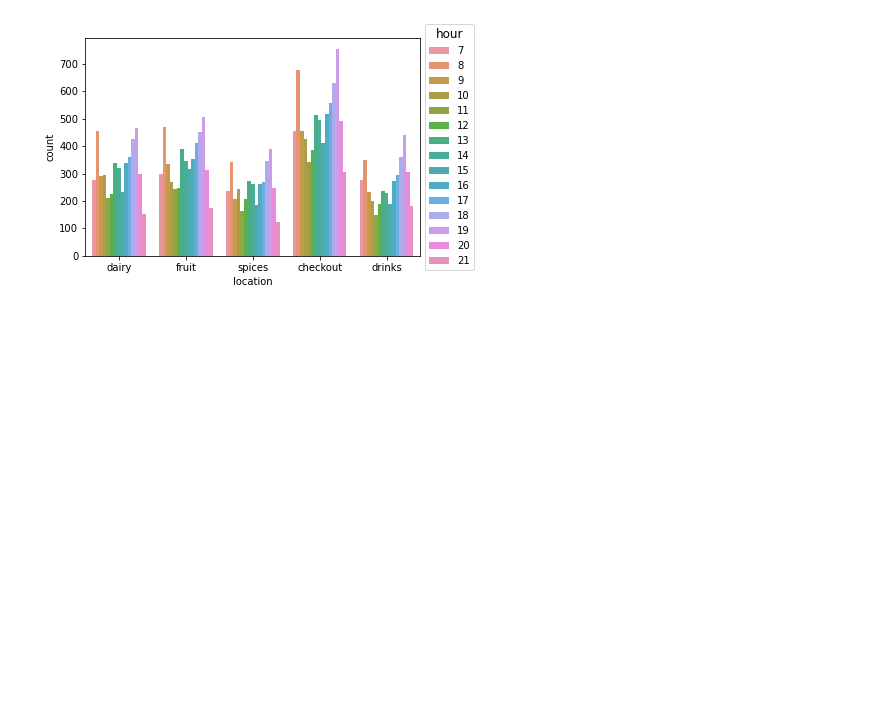
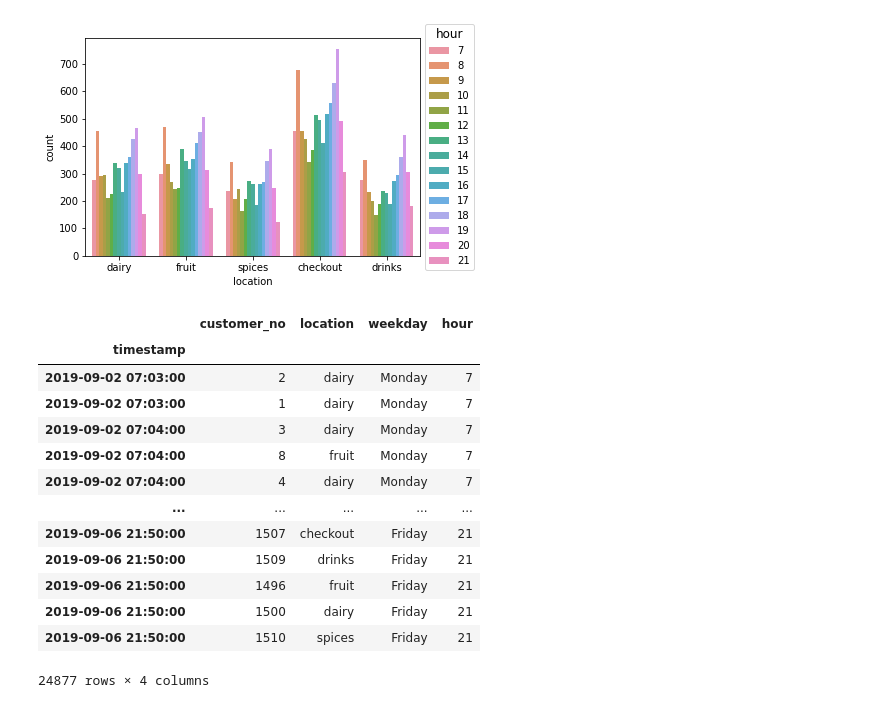
Before and after one commit to RocketRene/LemonAiders, a Jupyter notebook: EDA_creichelt.ipynb, the cells around one changed output. Cells and saved outputs as stored; diff of their text form; code cells hidden in the pictures; blank space fills up the shorter version.

```diff
--- a/EDA_creichelt.ipynb
+++ b/EDA_creichelt.ipynb
@@ -100,3 +122,20 @@ sns.countplot(x=df.location, hue=df.hour)
 plt.legend(loc='center left',bbox_to_anchor=(1,0.5),title='hour',title_fontsize=12);
 # %% [output]
 [figure]
+# %%
+df
+# %% [output]
+|  | customer_no | location | weekday | hour |
+| timestamp |  |  |  |  |
+| 2019-09-02 07:03:00 | 2 | dairy | Monday | 7 |
+| 2019-09-02 07:03:00 | 1 | dairy | Monday | 7 |
+| 2019-09-02 07:04:00 | 3 | dairy | Monday | 7 |
+| 2019-09-02 07:04:00 | 8 | fruit | Monday | 7 |
+| 2019-09-02 07:04:00 | 4 | dairy | Monday | 7 |
+| ... | ... | ... | ... | ... |
+| 2019-09-06 21:50:00 | 1507 | checkout | Friday | 21 |
+| 2019-09-06 21:50:00 | 1509 | drinks | Friday | 21 |
+| 2019-09-06 21:50:00 | 1496 | fruit | Friday | 21 |
+| 2019-09-06 21:50:00 | 1500 | dairy | Friday | 21 |
+| 2019-09-06 21:50:00 | 1510 | spices | Friday | 21 |
+24877 rows × 4 columns
```
Also changed, not shown: parts of 20 cells of this notebook.
